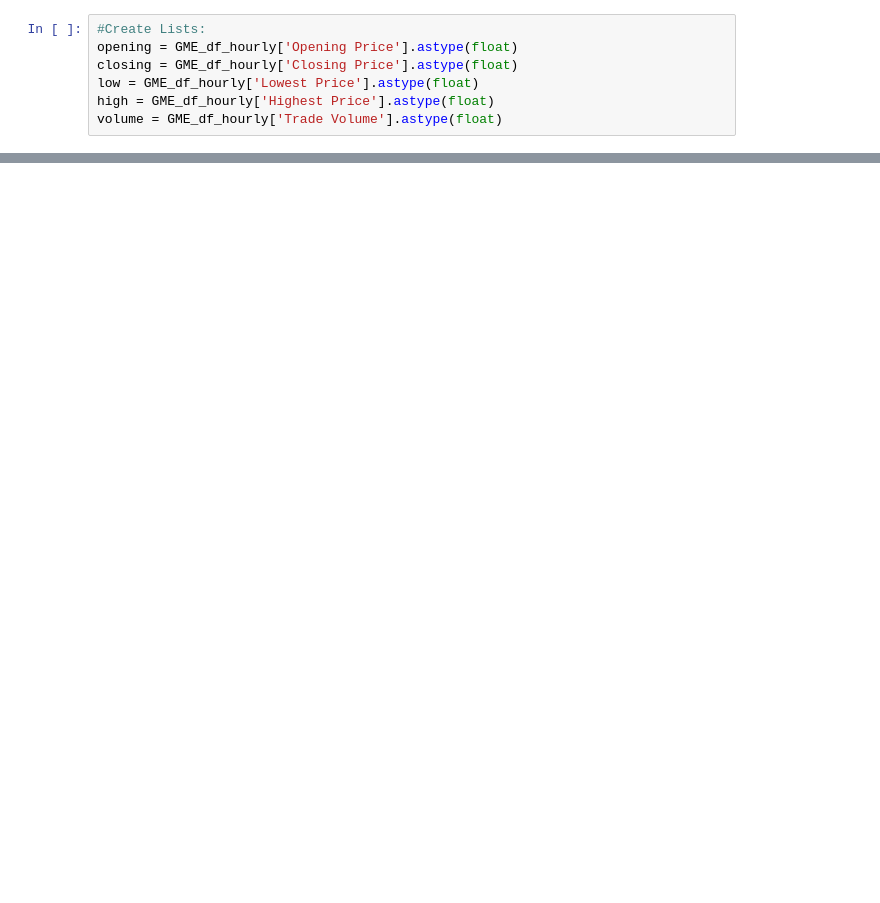
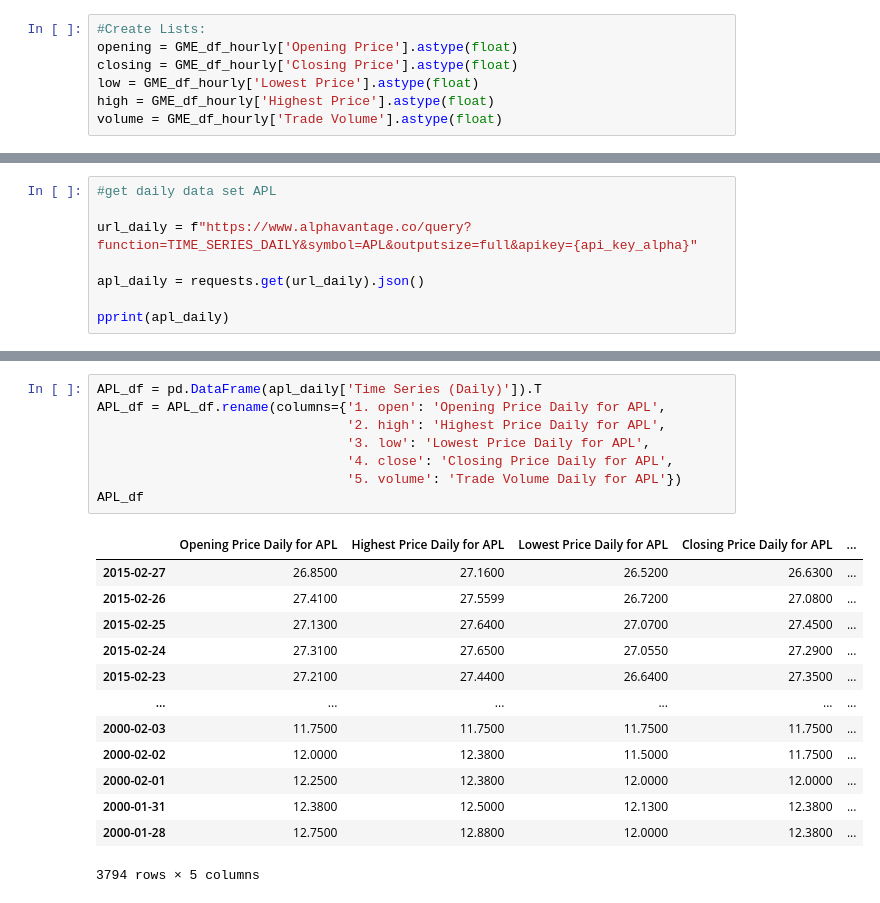
Before and after one commit to StephanieMcNutt/Project_1, a Jupyter notebook: Project_1_main.ipynb, the cells around one changed output, grey strips where cells are left out. Cells and saved outputs as stored; diff of their text form; blank space fills up the shorter version.

```diff
--- a/Project_1_main.ipynb
+++ b/Project_1_main.ipynb
@@ -238,0 +259,8 @@ len(outliers_df)
+# %%
+#get daily data set APL
+
+url_daily = f"https://www.alphavantage.co/query?function=TIME_SERIES_DAILY&symbol=APL&outputsize=full&apikey={api_key_alpha}"
+
+apl_daily = requests.get(url_daily).json()
+
+pprint(apl_daily)
@@ -238,0 +285,22 @@ len(outliers_df)
+# %%
+APL_df = pd.DataFrame(apl_daily['Time Series (Daily)']).T
+APL_df = APL_df.rename(columns={'1. open': 'Opening Price Daily for APL',
+                                '2. high': 'Highest Price Daily for APL',
+                                '3. low': 'Lowest Price Daily for APL',
+                                '4. close': 'Closing Price Daily for APL',
+                                '5. volume': 'Trade Volume Daily for APL'})
+APL_df
+# %% [output]
+|  | Opening Price Daily for APL | Highest Price Daily for APL | Lowest Price Daily for APL | Closing Price Daily for APL | ... |
+| 2015-02-27 | 26.8500 | 27.1600 | 26.5200 | 26.6300 | ... |
+| 2015-02-26 | 27.4100 | 27.5599 | 26.7200 | 27.0800 | ... |
+| 2015-02-25 | 27.1300 | 27.6400 | 27.0700 | 27.4500 | ... |
+| 2015-02-24 | 27.3100 | 27.6500 | 27.0550 | 27.2900 | ... |
+| 2015-02-23 | 27.2100 | 27.4400 | 26.6400 | 27.3500 | ... |
+| ... | ... | ... | ... | ... | ... |
+| 2000-02-03 | 11.7500 | 11.7500 | 11.7500 | 11.7500 | ... |
+| 2000-02-02 | 12.0000 | 12.3800 | 11.5000 | 11.7500 | ... |
+| 2000-02-01 | 12.2500 | 12.3800 | 12.0000 | 12.0000 | ... |
+| 2000-01-31 | 12.3800 | 12.5000 | 12.1300 | 12.3800 | ... |
+| 2000-01-28 | 12.7500 | 12.8800 | 12.0000 | 12.3800 | ... |
+3794 rows × 5 columns
```
Also changed, not shown: parts of 14 cells of this notebook.
